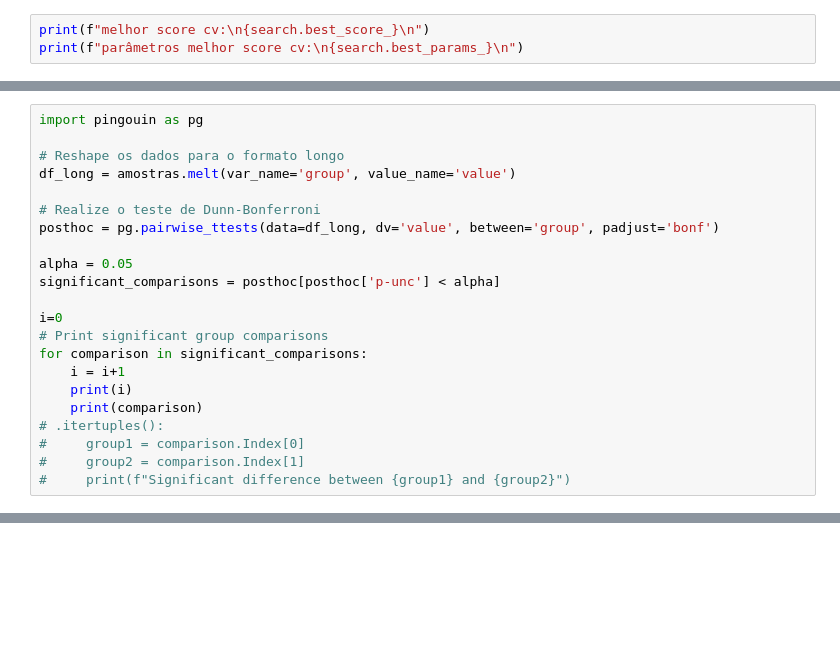
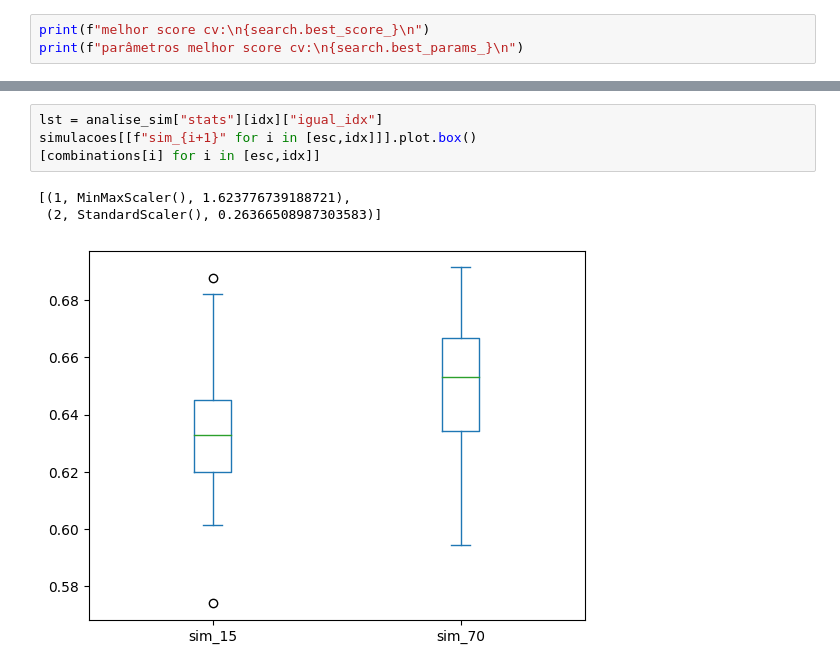
Before and after one commit to 1moi6/curso-ibm, a Jupyter notebook: rodolfo/novorodolfo.ipynb, the cells around one changed output, grey strips where cells are left out. Cells and saved outputs as stored; diff of their text form; blank space fills up the shorter version.

```diff
--- a/rodolfo/novorodolfo.ipynb
+++ b/rodolfo/novorodolfo.ipynb
@@ -657,22 +712,0 @@ Comparison  Statistic  p-value  Lower CI  Upper CI
-# %%
-import pingouin as pg
-
-# Reshape os dados para o formato longo
-df_long = amostras.melt(var_name='group', value_name='value')
-
-# Realize o teste de Dunn-Bonferroni
-posthoc = pg.pairwise_ttests(data=df_long, dv='value', between='group', padjust='bonf')
-
-alpha = 0.05
-significant_comparisons = posthoc[posthoc['p-unc'] < alpha]
-
-i=0
-# Print significant group comparisons
-for comparison in significant_comparisons:
-    i = i+1
-    print(i)
-    print(comparison)
-# .itertuples():
-#     group1 = comparison.Index[0]
-#     group2 = comparison.Index[1]
-#     print(f"Significant difference between {group1} and {group2}")
@@ -700,0 +964,8 @@ len(posthoc)
+# %%
+lst = analise_sim["stats"][idx]["igual_idx"]
+simulacoes[[f"sim_{i+1}" for i in [esc,idx]]].plot.box()
+[combinations[i] for i in [esc,idx]]
+# %% [output]
+[(1, MinMaxScaler(), 1.623776739188721),
+ (2, StandardScaler(), 0.26366508987303583)]
+[figure, added]
```
Also changed, not shown: parts of 31 cells of this notebook, 1 other file.
